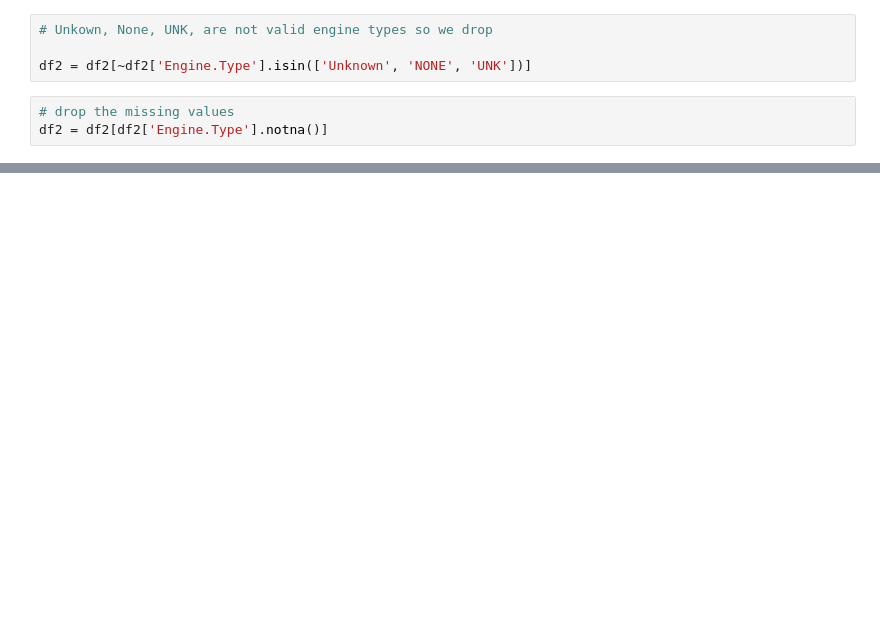
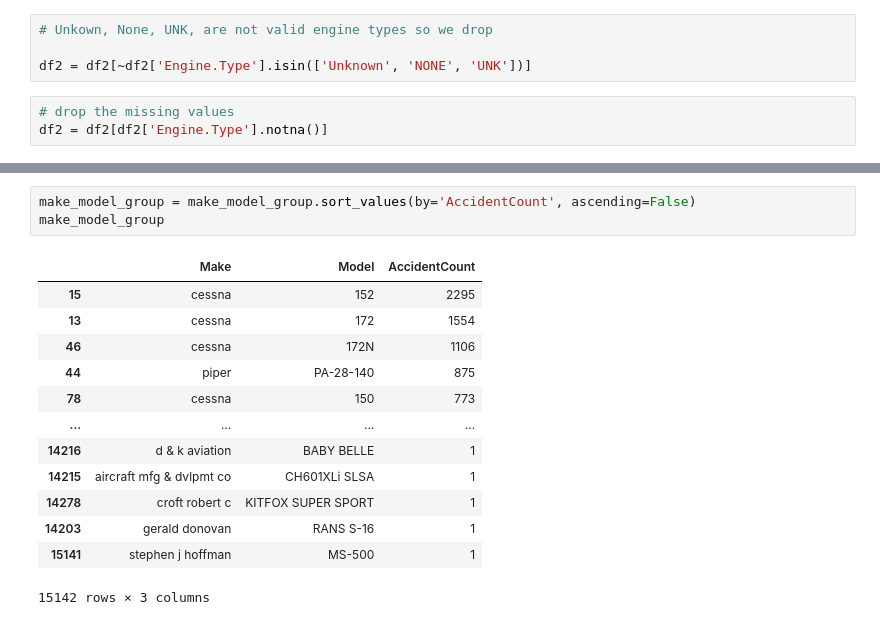
Before and after one commit to am-eric/EDA, a Jupyter notebook: EDA.ipynb, the cells around one changed output, grey strips where cells are left out. Drawn from its saved outputs; the diff is of its cells as text; blank space fills up the shorter version.

```diff
--- a/EDA.ipynb
+++ b/EDA.ipynb
@@ -487,0 +684,17 @@ df2.
+# %%
+make_model_group = make_model_group.sort_values(by='AccidentCount', ascending=False)
+make_model_group
+# %% [output]
+|  | Make | Model | AccidentCount |
+| 15 | cessna | 152 | 2295 |
+| 13 | cessna | 172 | 1554 |
+| 46 | cessna | 172N | 1106 |
+| 44 | piper | PA-28-140 | 875 |
+| 78 | cessna | 150 | 773 |
+| ... | ... | ... | ... |
+| 14216 | d & k aviation | BABY BELLE | 1 |
+| 14215 | aircraft mfg & dvlpmt co | CH601XLi SLSA | 1 |
+| 14278 | croft robert c | KITFOX SUPER SPORT | 1 |
+| 14203 | gerald donovan | RANS S-16 | 1 |
+| 15141 | stephen j hoffman | MS-500 | 1 |
+15142 rows × 3 columns
```
Also changed, not shown: parts of 58 cells of this notebook.
